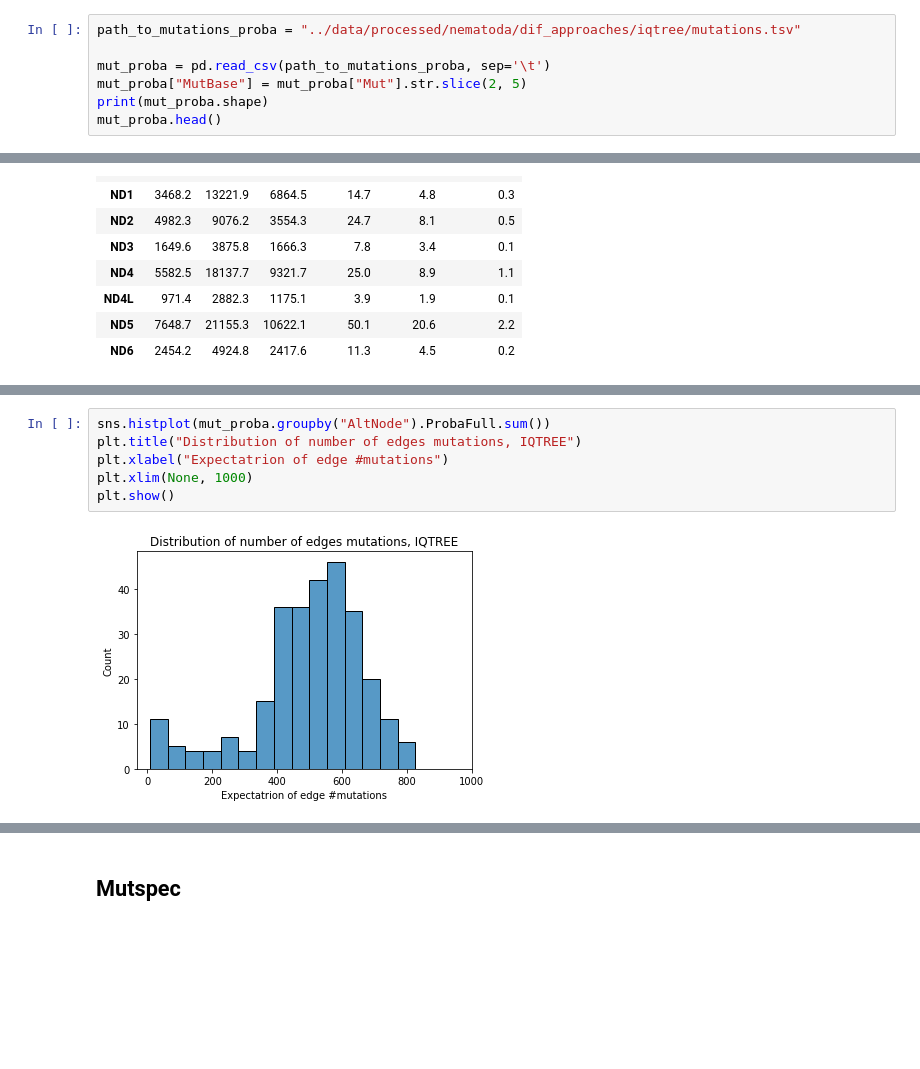
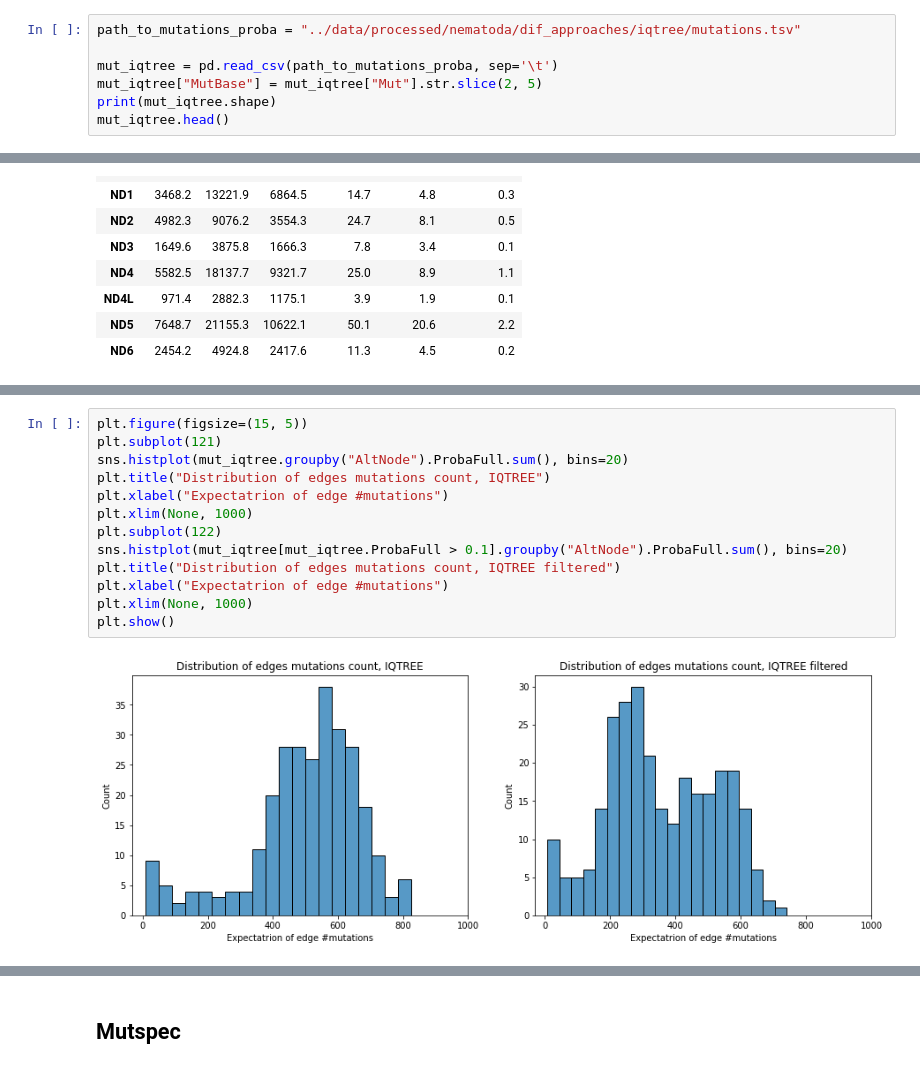
Before and after one commit to mitoclub/PyMutSpec, a Jupyter notebook: notebooks/pastml_report.ipynb, the cells around one changed output, grey strips where cells are left out. Cells and saved outputs as stored; diff of their text form; blank space fills up the shorter version.

```diff
--- a/notebooks/pastml_report.ipynb
+++ b/notebooks/pastml_report.ipynb
@@ -35,10 +36,10 @@ mut_simple.head()
 # %%
 path_to_mutations_proba = "../data/processed/nematoda/dif_approaches/iqtree/mutations.tsv"
 
-mut_proba = pd.read_csv(path_to_mutations_proba, sep='\t')
-mut_proba["MutBase"] = mut_proba["Mut"].str.slice(2, 5)
-print(mut_proba.shape)
-mut_proba.head()
+mut_iqtree = pd.read_csv(path_to_mutations_proba, sep='\t')
+mut_iqtree["MutBase"] = mut_iqtree["Mut"].str.slice(2, 5)
+print(mut_iqtree.shape)
+mut_iqtree.head()
 # %% [output]
 (11336085, 15)
 |  | Mut | Label | PosInGene | PosInCodon | RefCodon | AltCodon | RefAa | AltAa | ProbaRef | ProbaMut | ... |
@@ -192,9 +193,16 @@ msum_pr.round(1)
 # %%
-sns.histplot(mut_proba.groupby("AltNode").ProbaFull.sum())
-plt.title("Distribution of number of edges mutations, IQTREE")
+plt.figure(figsize=(15, 5))
+plt.subplot(121)
+sns.histplot(mut_iqtree.groupby("AltNode").ProbaFull.sum(), bins=20)
+plt.title("Distribution of edges mutations count, IQTREE")
+plt.xlabel("Expectatrion of edge #mutations")
+plt.xlim(None, 1000)
+plt.subplot(122)
+sns.histplot(mut_iqtree[mut_iqtree.ProbaFull > 0.1].groupby("AltNode").ProbaFull.sum(), bins=20)
+plt.title("Distribution of edges mutations count, IQTREE filtered")
 plt.xlabel("Expectatrion of edge #mutations")
 plt.xlim(None, 1000)
 plt.show()
 # %% [output]
-[figure, old version]
+[figure, new version]
 # %%
```
Also changed, not shown: parts of 40 cells of this notebook, 2 other files.
